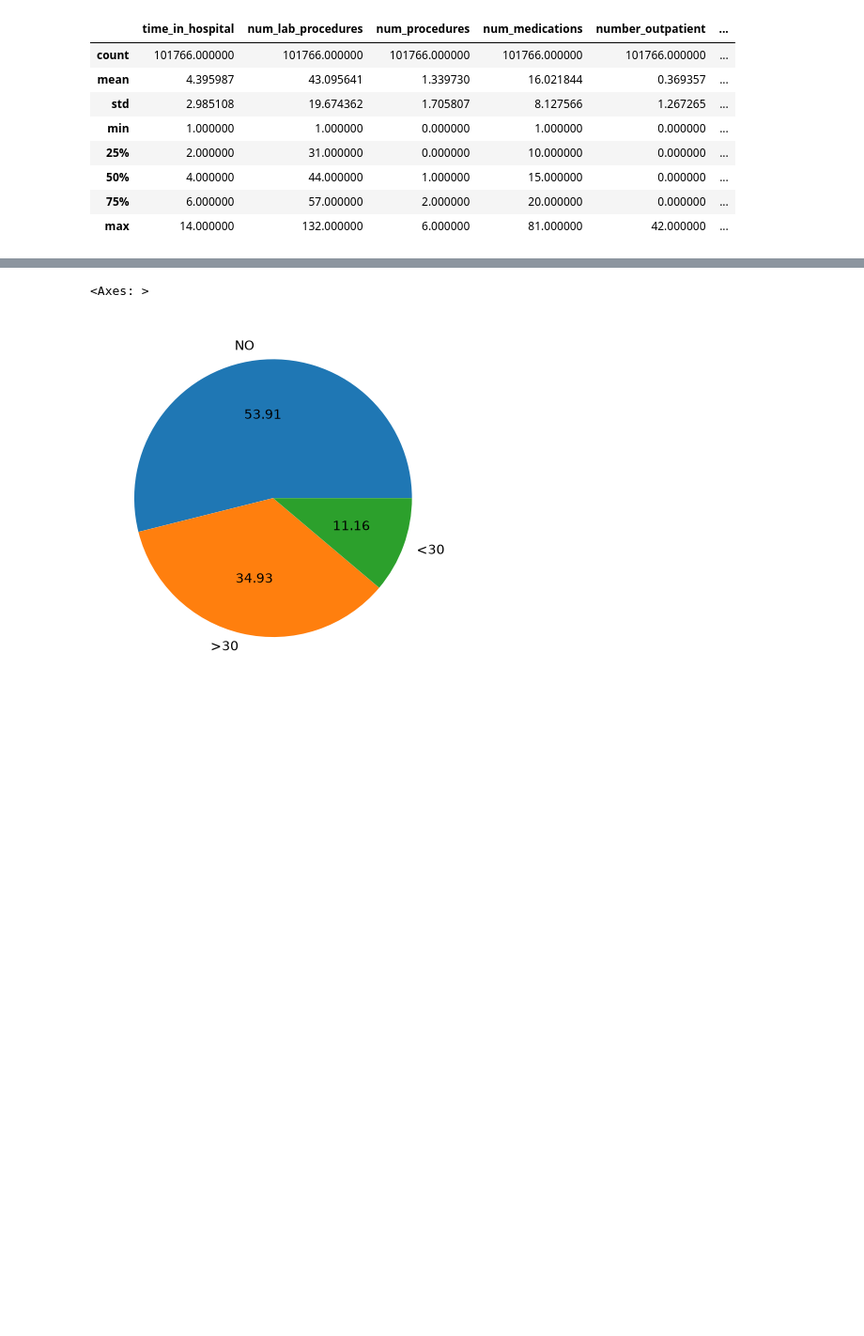
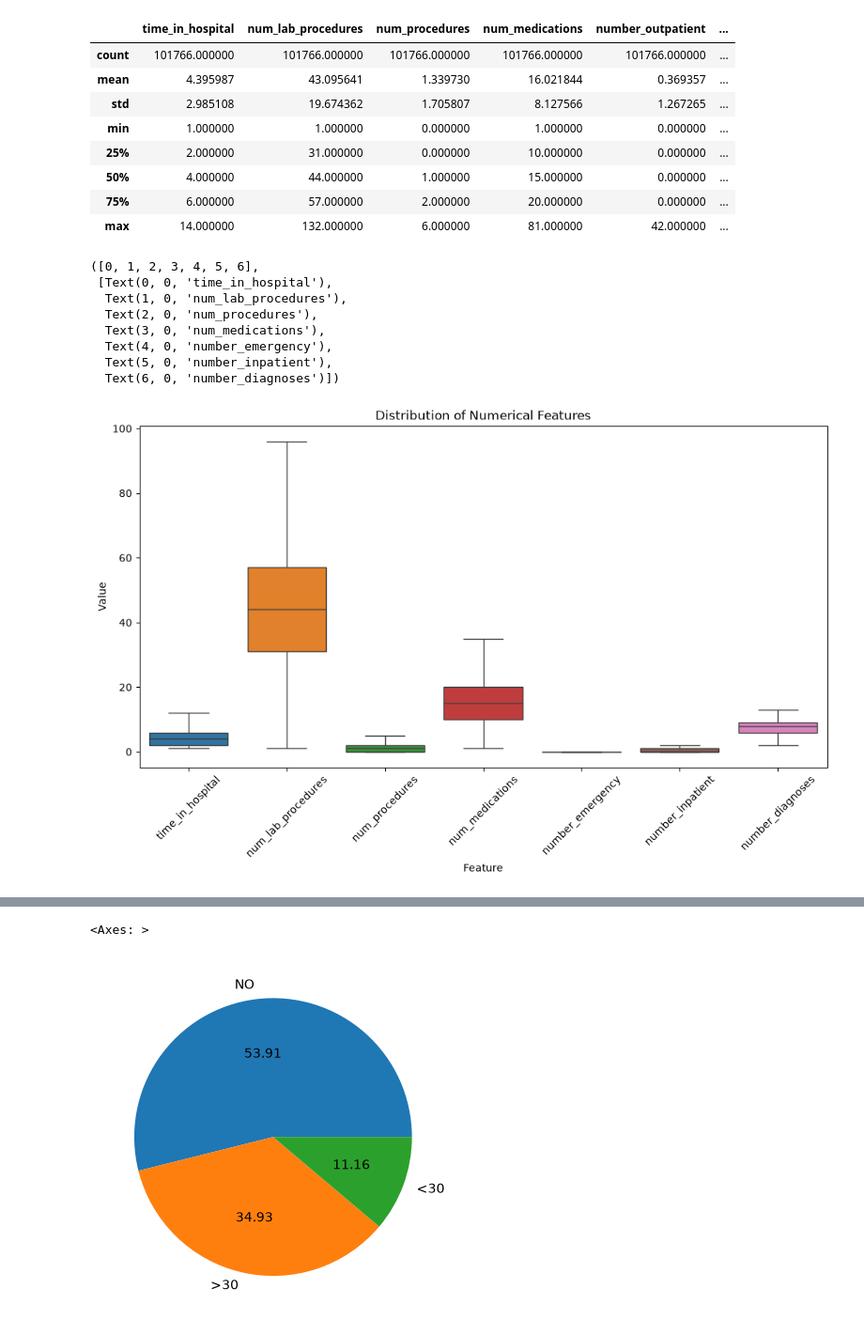
Before and after one commit to benly03/Hospital_readmission, a Jupyter notebook: Hospital_Readmission.ipynb, the cells around one changed output, grey strips where cells are left out. Shown at 94% size. Cells and saved outputs as stored; diff of their text form; code cells hidden in the pictures; blank space fills up the shorter version.

Commit message:
Added report and new visualizations

```diff
--- a/Hospital_Readmission.ipynb
+++ b/Hospital_Readmission.ipynb
@@ -140,3 +140,28 @@ full_data[['time_in_hospital', 'num_lab_procedures', 'num_procedures', 'num_medi
 | 50% | 4.000000 | 44.000000 | 1.000000 | 15.000000 | 0.000000 | ... |
 | 75% | 6.000000 | 57.000000 | 2.000000 | 20.000000 | 0.000000 | ... |
 | max | 14.000000 | 132.000000 | 6.000000 | 81.000000 | 42.000000 | ... |
+# %%
+features = [
+    'time_in_hospital', 'num_lab_procedures', 'num_procedures',
+    'num_medications', 'number_emergency', 'number_inpatient',
+    'number_diagnoses'
+]
+
+plt.figure(figsize=(12, 6))
+
+sns.boxplot(data=full_data[features], showfliers=False)
+
+plt.title('Distribution of Numerical Features')
+plt.xlabel('Feature')
+plt.ylabel('Value')
+plt.xticks(rotation=45)
+# %% [output]
+([0, 1, 2, 3, 4, 5, 6],
+ [Text(0, 0, 'time_in_hospital'),
+  Text(1, 0, 'num_lab_procedures'),
+  Text(2, 0, 'num_procedures'),
+  Text(3, 0, 'num_medications'),
+  Text(4, 0, 'number_emergency'),
+  Text(5, 0, 'number_inpatient'),
+  Text(6, 0, 'number_diagnoses')])
+[figure, added]
```
Also changed, not shown: parts of 34 cells of this notebook.
